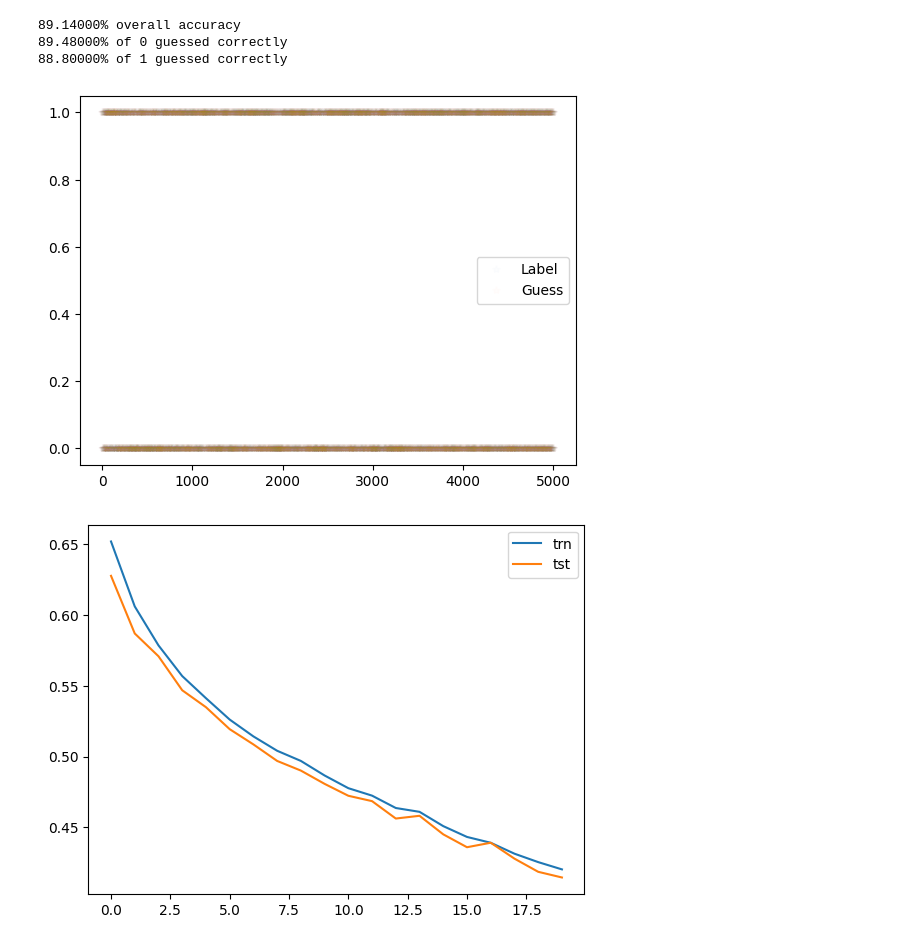
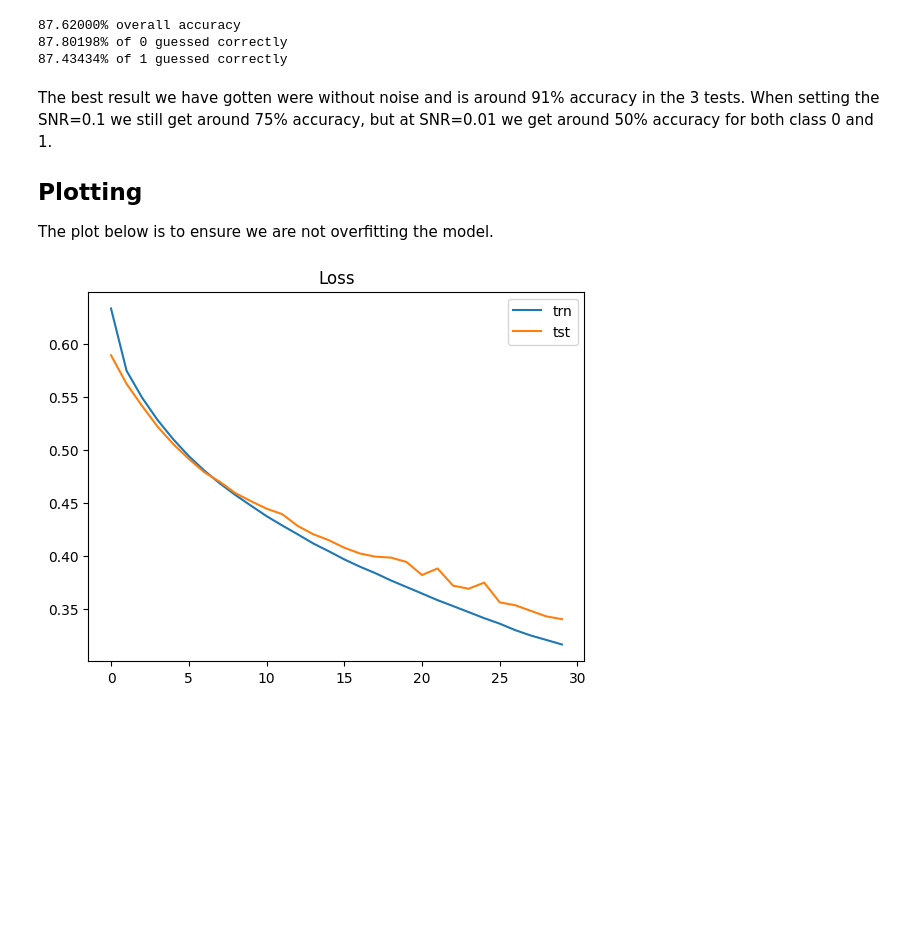
Before and after one commit to ahll19/P7, a Jupyter notebook: jakob_mix/non-lin/nn.ipynb, the cells around one changed output. Saved outputs shown, nothing was run; the diff lists cells and outputs as text; code cells hidden in the pictures; blank space fills up the shorter version.

Commit message:
update nonlin

```diff
--- a/jakob_mix/non-lin/nn.ipynb
+++ b/jakob_mix/non-lin/nn.ipynb
@@ -68,7 +31,8 @@ class Network(nn.Module):
 # %%
-data, labels = load_data('data_(50000_1000_2)/nonlin_data.npy')
+data, labels = NN.load_data('data_(50000_1000_2)/nonlin_data.npy')
 # %%
 batch_size = 100
-epochs = 20
+epochs = 30
 learning_rate = 0.00001
 hidden_layers = [500, 500, 500]
+SNR = 100
@@ -75,5 +76,9 @@ hidden_layers = [500, 500, 500]
 # %%
-data_trn_np, data_tst_np, label_trn_np, label_tst_np = tts(data, labels, test_size=0.1)
+# This block converts data from np to torch and adjusts
+# to the desired format for the training and test.
+
+data_trn_np, data_tst_np, label_trn_np, label_tst_np = \
+    tts(data, labels, test_size=0.1)
 
 label_train_reshaped = np.zeros((len(label_trn_np), 2))
 label_test_reshaped = np.zeros((len(label_tst_np), 2))
@@ -84,11 +89,22 @@ for i, trn in enumerate(label_trn_np):
 for i, tst in enumerate(label_tst_np):
     label_test_reshaped[i, int(tst)] = 1
 
-data_train = NumbersDataset(data_trn_np, label_train_reshaped)
-data_test = NumbersDataset(data_tst_np, label_test_reshaped)
+data_train = NN.NumbersDataset(data_trn_np, label_train_reshaped)
+data_test = NN.NumbersDataset(data_tst_np, label_test_reshaped)
 
-loader_train = DataLoader(data_train, batch_size=batch_size, shuffle=True, pin_memory=True)
-loader_test = DataLoader(data_test, batch_size=batch_size, shuffle=True, pin_memory=True)
+loader_train = DataLoader(
+    data_train,
+    batch_size=batch_size,
+    shuffle=True,
+    pin_memory=True
+)
+
+loader_test = DataLoader(
+    data_test,
+    batch_size=batch_size,
+    shuffle=True,
+    pin_memory=True
+)
 
 input_size = int(data_trn_np.shape[1]*data_trn_np.shape[2])
 # %%
@@ -95,10 +112,12 @@ input_size = int(data_trn_np.shape[1]*data_trn_np.shape[2])
 device = torch.device("cuda" if torch.cuda.is_available() else "cpu")
 # %%
-model = Network(
+# Specifying FNN, loss function, and optimizer
+model = NN.Network(
     hidden_layer_dims=hidden_layers,
     input_size=input_size,
     device=device
 ).to(device)
+
 criterion = nn.CrossEntropyLoss().to(device)
 optimizer = torch.optim.Adam(model.parameters(), lr=learning_rate)
 # %%
@@ -170,26 +188,28 @@ pred1d = np.array(pred1d)
 labs1d = np.array(labs1d)
 # %%
 acc = np.count_nonzero(pred1d == labs1d)/len(labs1d)
-acc0 = (len(pred1d[np.where(labs1d==0)])-np.sum(pred1d[np.where(labs1d==0)]))/len(np.where(labs1d==0)[0])
+acc0 = (len(pred1d[np.where(labs1d==0)])-
+        np.sum(pred1d[np.where(labs1d==0)]))/len(np.where(labs1d==0)[0])
+
 acc1 = np.sum(pred1d[np.where(labs1d==1)])/len(np.where(labs1d==1)[0])
 
 print(f"{acc*100:.5f}% overall accuracy")
 print(f"{acc0*100:.5f}% of 0 guessed correctly")
 print(f"{acc1*100:.5f}% of 1 guessed correctly")
 # %% [output]
-89.14000% overall accuracy
-89.48000% of 0 guessed correctly
-88.80000% of 1 guessed correctly
+87.62000% overall accuracy
+87.80198% of 0 guessed correctly
+87.43434% of 1 guessed correctly
+# %% [markdown]
+The best result we have gotten were without noise and is around 91\% accuracy in the 3 tests. When setting the SNR=0.1 we still get around 75\% accuracy, but at SNR=0.01 we get around 50\% accuracy for both class 0 and 1.
+
+<h2>Plotting</h2>
+The plot below is to ensure we are not overfitting the model.
 # %%
-plt.plot(labs1d, '*', label='Label', alpha=0.01)
-plt.plot(pred1d, '*', label='Guess', alpha=0.01)
+plt.plot(np.array(loss_avg_trn), label="trn")
+plt.plot(np.array(loss_avg_tst), label="tst")
+plt.title('Loss')
 plt.legend()
 plt.show()
-
-plt.plot(np.array(loss_avg_trn), label="trn")
-plt.plot(np.array(loss_avg_tst), label="tst")
-plt.legend()
-plt.show()
 # %% [output]
-[figure, old version]
+[figure, new version]
-[figure, removed]
```
Also changed, not shown: parts of 14 cells of this notebook, 5 other files.
